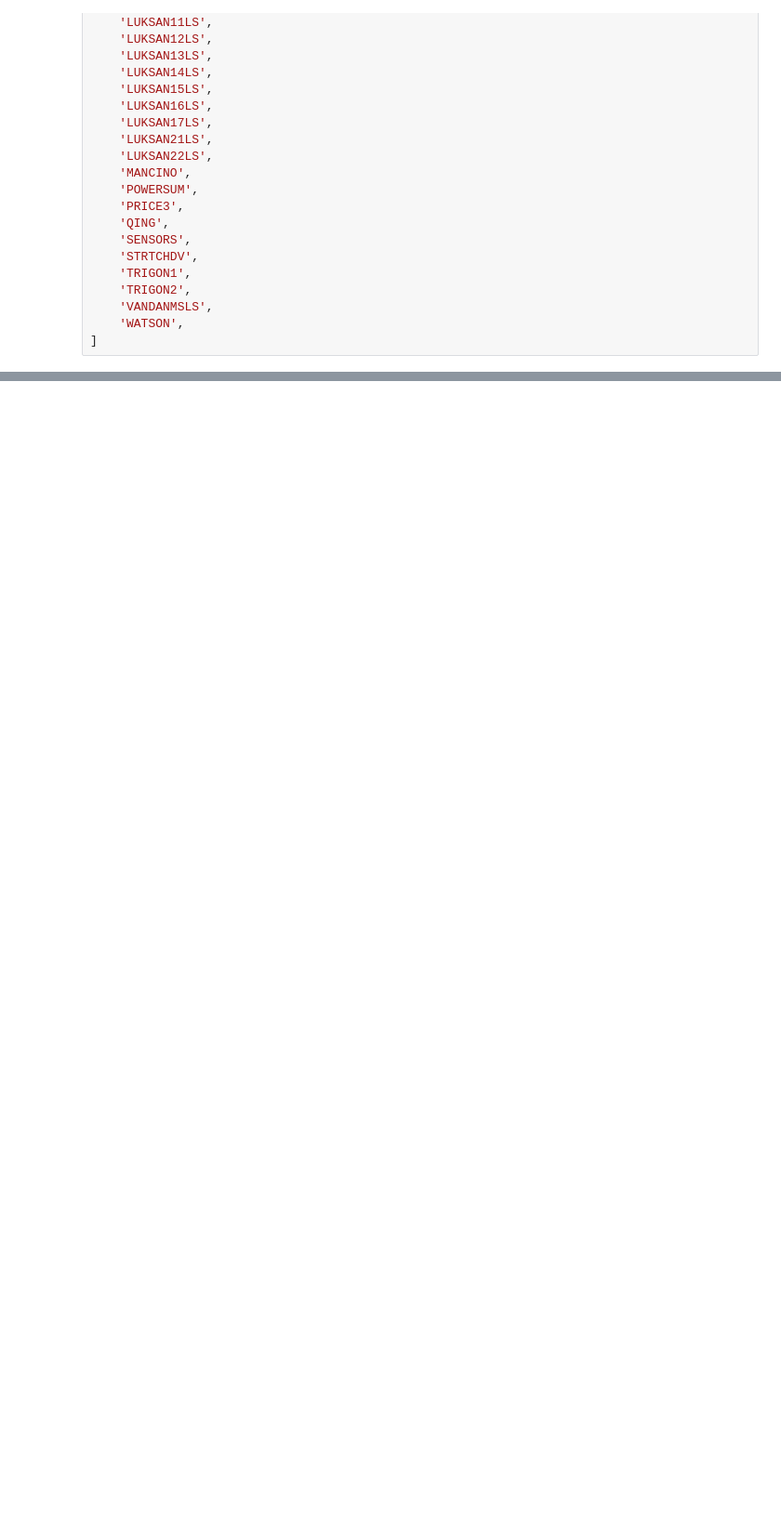
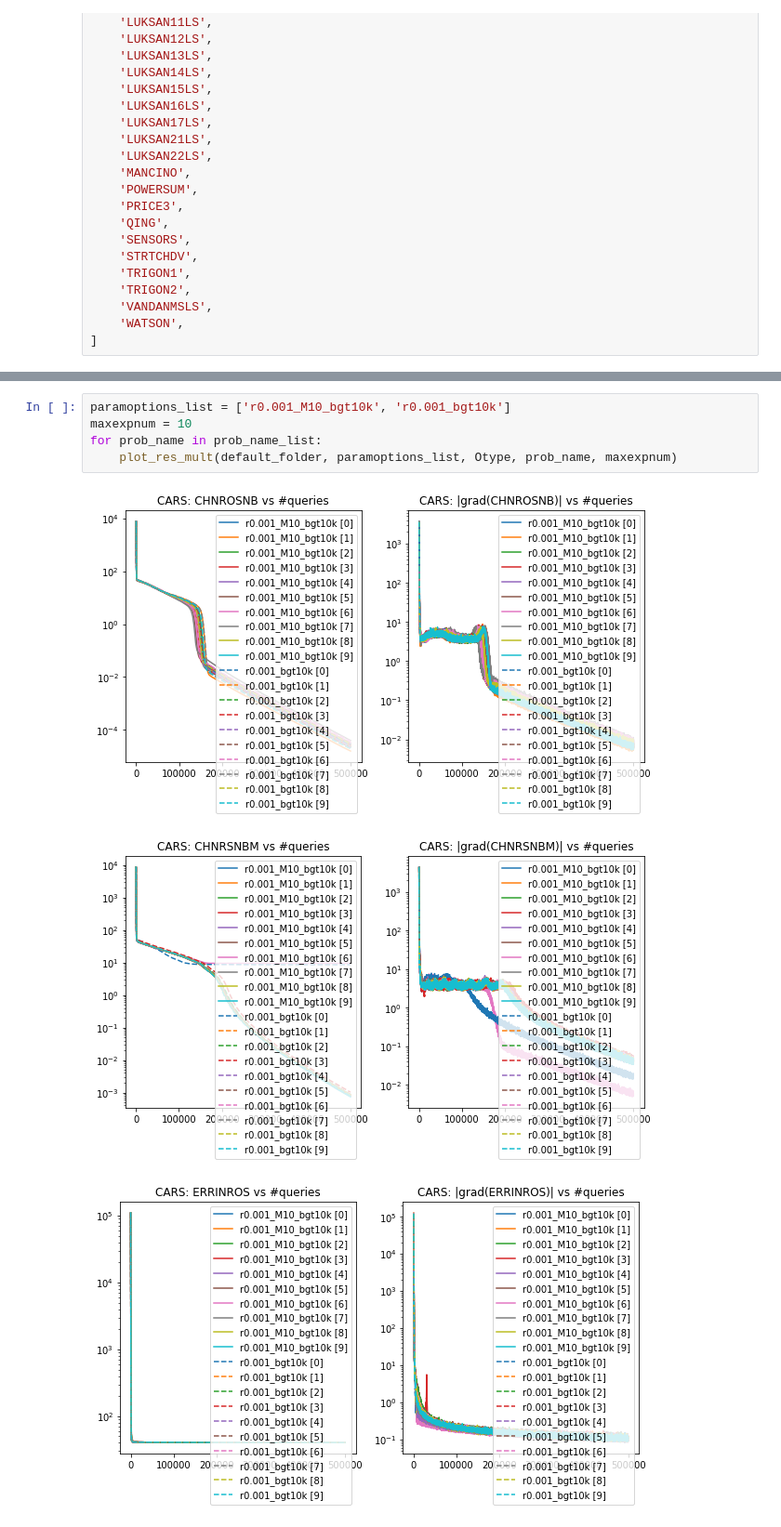
Before and after one commit to bumsu-kim/CARS, a Jupyter notebook: CARS_pyCUTEst/readData.ipynb, the cells around one changed output, grey strips where cells are left out. Shown at 93% size. Saved outputs shown, nothing was run; the diff lists cells and outputs as text; blank space fills up the shorter version.

```diff
--- a/CARS_pyCUTEst/readData.ipynb
+++ b/CARS_pyCUTEst/readData.ipynb
@@ -136,0 +145,9 @@ for prob_name in prob_name_list:
+# %%
+paramoptions_list = ['r0.001_M10_bgt10k', 'r0.001_bgt10k']
+maxexpnum = 10
+for prob_name in prob_name_list:
+    plot_res_mult(default_folder, paramoptions_list, Otype, prob_name, maxexpnum)
+# %% [output]
+[figure, added]
+[figure, added]
+[figure, added]
```
Also changed, not shown: parts of 5 cells of this notebook, 1 other file.
